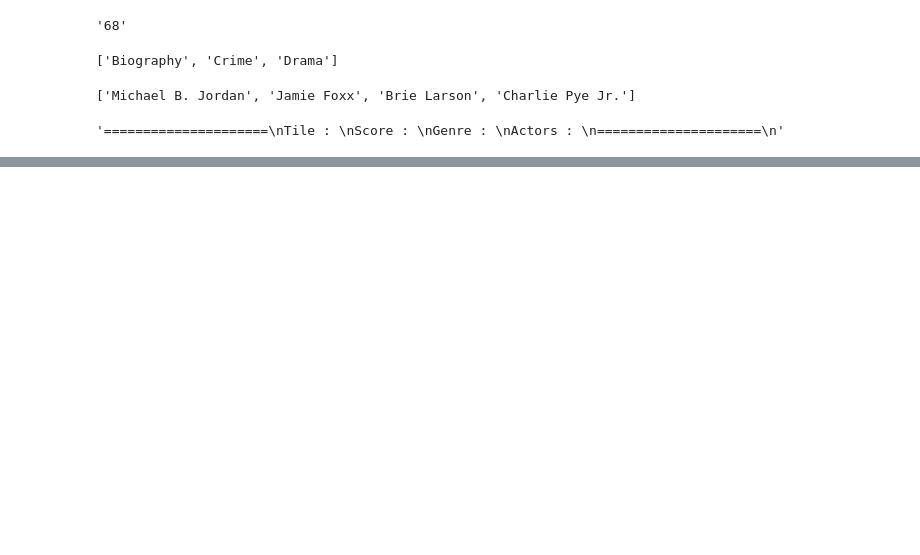
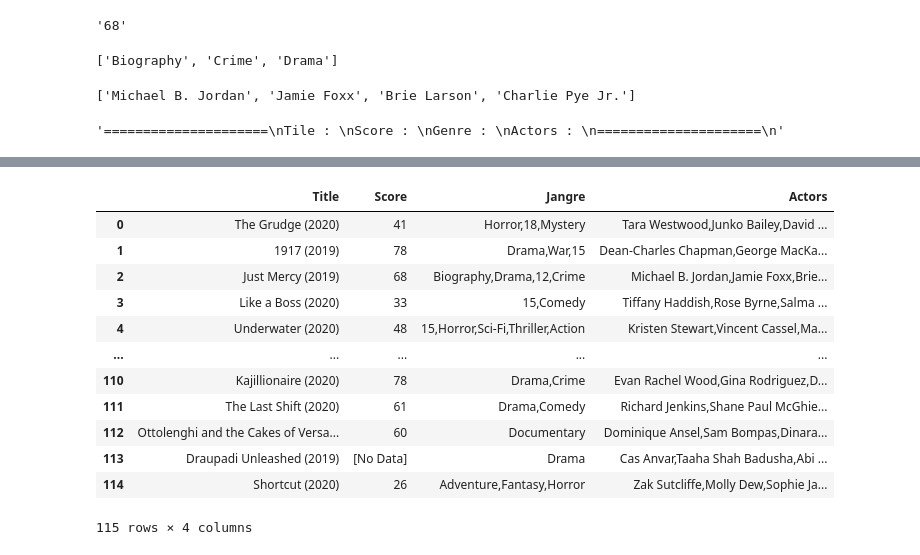
Before and after one commit to 0looo/Bigdata_python, a Jupyter notebook: crawling/imdb_movie_crawling.ipynb, the cells around one changed output, grey strips where cells are left out. Cells and saved outputs as stored; diff of their text form; code cells hidden in the pictures; blank space fills up the shorter version.

```diff
--- a/crawling/imdb_movie_crawling.ipynb
+++ b/crawling/imdb_movie_crawling.ipynb
@@ -95,18 +93,20 @@ Actors :
 '=====================\nTile : \nScore : \nGenre : \nActors : \n=====================\n'
 # %%
 t_path = soup.select('tbody')
-gen_l = []
-a_l = []
+
 for i in range(len(t_path)) :
+    gen_s = set()
+    a_l = []
     title = t_path[i].select('h4')[0].text    # 제목
     if t_path[i].select('span.metascore') == [] :
-        star = ['null']
+        star = ['No Data']
     else :
         star = t_path[i].select('span.metascore')[0].text.strip()  # 평점
     path_g = t_path[i].select('p.cert-runtime-genre > span')
     for j in range(len(path_g)) :
-        if (j%2) == 1 :
-            gen_l.append((path_g)[j].text)       # 장르
+        gen_s.add((path_g)[j].text)
+        gen_s.discard('|')
+
     act_p = t_path[i].select('div.txt-block > a')
     for j in range(len(act_p)) :
         a_l.append(act_p[j].text)          # 출연배우 출력
@@ -117,7 +117,7 @@ Score : {}
 Genre : {}
 Actors : {}
 =====================
-'''.format(title,star,','.join(gen_l),','.join(a_l)))
+'''.format(title,star,','.join(gen_s),','.join(a_l)))
 # %% [output]
 =====================
 Title :  The Grudge (2020)
@@ -140,0 +202,17 @@ Actors : Tara Westwood,Junko Bailey,David Lawrence Brown,Zoe Fish,Dean-Charles C
+# %%
+import pandas as pd
+pd.DataFrame({'Title':title_list, 'Score':score_list, 'Jangre':jangre_list, 'Actors':actors_list})
+# %% [output]
+|  | Title | Score | Jangre | Actors |
+| 0 | The Grudge (2020) | 41 | Horror,18,Mystery | Tara Westwood,Junko Bailey,David ... |
+| 1 | 1917 (2019) | 78 | Drama,War,15 | Dean-Charles Chapman,George MacKa... |
+| 2 | Just Mercy (2019) | 68 | Biography,Drama,12,Crime | Michael B. Jordan,Jamie Foxx,Brie... |
+| 3 | Like a Boss (2020) | 33 | 15,Comedy | Tiffany Haddish,Rose Byrne,Salma ... |
+| 4 | Underwater (2020) | 48 | 15,Horror,Sci-Fi,Thriller,Action | Kristen Stewart,Vincent Cassel,Ma... |
+| ... | ... | ... | ... | ... |
+| 110 | Kajillionaire (2020) | 78 | Drama,Crime | Evan Rachel Wood,Gina Rodriguez,D... |
+| 111 | The Last Shift (2020) | 61 | Drama,Comedy | Richard Jenkins,Shane Paul McGhie... |
+| 112 | Ottolenghi and the Cakes of Versa... | 60 | Documentary | Dominique Ansel,Sam Bompas,Dinara... |
+| 113 | Draupadi Unleashed (2019) | [No Data] | Drama | Cas Anvar,Taaha Shah Badusha,Abi ... |
+| 114 | Shortcut (2020) | 26 | Adventure,Fantasy,Horror | Zak Sutcliffe,Molly Dew,Sophie Ja... |
+115 rows × 4 columns
```
Also changed, not shown: parts of 4 cells of this notebook, 10 other files.
